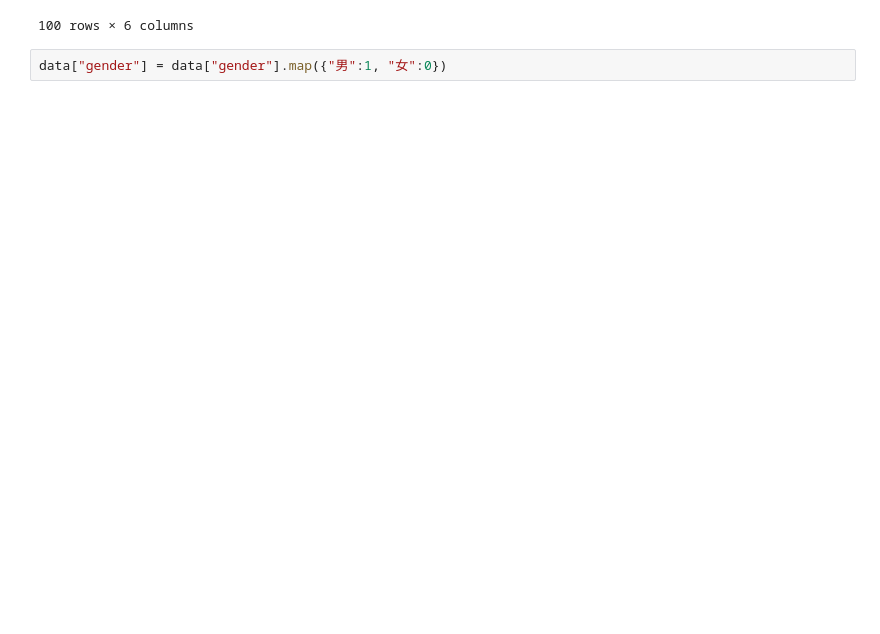
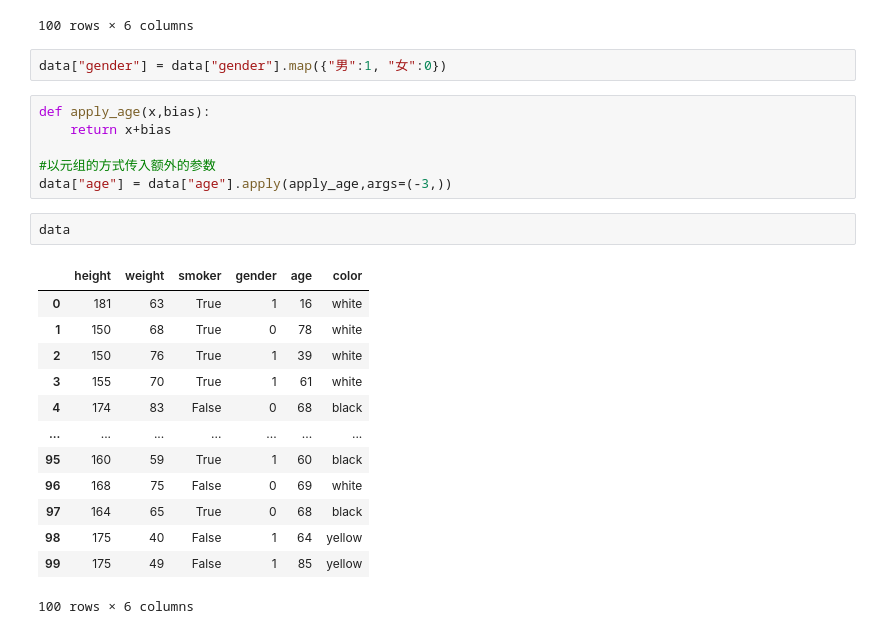
Before and after one commit to Coding-Zuo/DataGame, a Jupyter notebook: kaggle/riiid-test-answer-prediction/team/map_apply_apply.ipynb, the cells around one changed output. Drawn from its saved outputs; the diff is of its cells as text; blank space fills up the shorter version.

```diff
--- a/kaggle/riiid-test-answer-prediction/team/map_apply_apply.ipynb
+++ b/kaggle/riiid-test-answer-prediction/team/map_apply_apply.ipynb
@@ -32,3 +32,25 @@ data
 100 rows × 6 columns
 # %%
 data["gender"] = data["gender"].map({"男":1, "女":0})
+# %%
+def apply_age(x,bias):
+    return x+bias
+
+#以元组的方式传入额外的参数
+data["age"] = data["age"].apply(apply_age,args=(-3,))
+# %%
+data
+# %% [output]
+|  | height | weight | smoker | gender | age | color |
+| 0 | 181 | 63 | True | 1 | 16 | white |
+| 1 | 150 | 68 | True | 0 | 78 | white |
+| 2 | 150 | 76 | True | 1 | 39 | white |
+| 3 | 155 | 70 | True | 1 | 61 | white |
+| 4 | 174 | 83 | False | 0 | 68 | black |
+| ... | ... | ... | ... | ... | ... | ... |
+| 95 | 160 | 59 | True | 1 | 60 | black |
+| 96 | 168 | 75 | False | 0 | 69 | white |
+| 97 | 164 | 65 | True | 0 | 68 | black |
+| 98 | 175 | 40 | False | 1 | 64 | yellow |
+| 99 | 175 | 49 | False | 1 | 85 | yellow |
+100 rows × 6 columns
```
Also changed, not shown: parts of 20 cells of this notebook, 7 other files.
